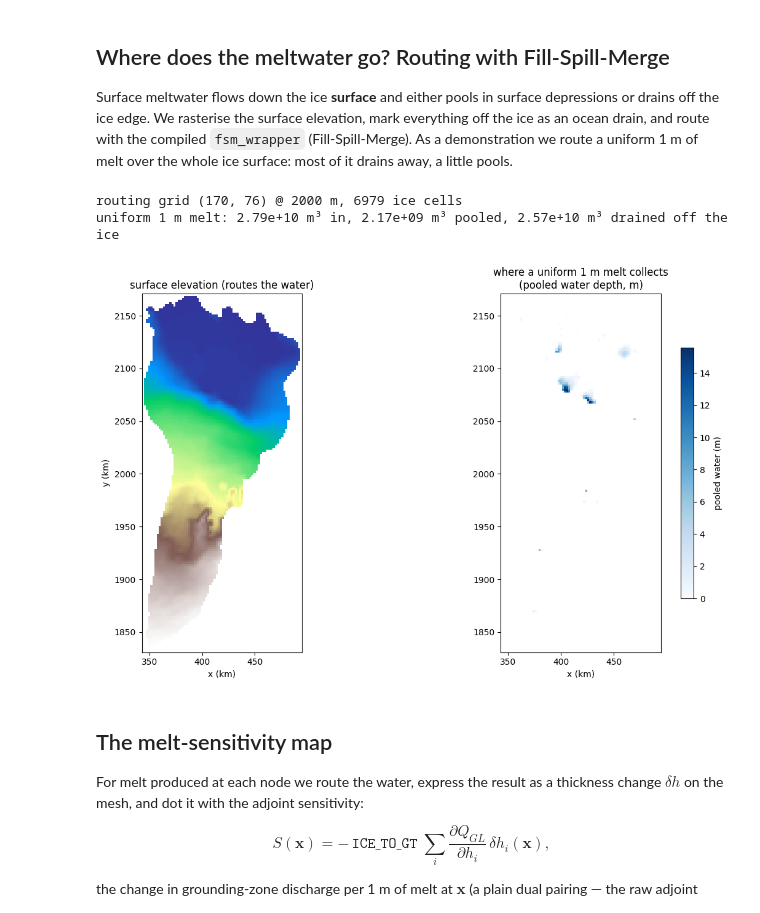
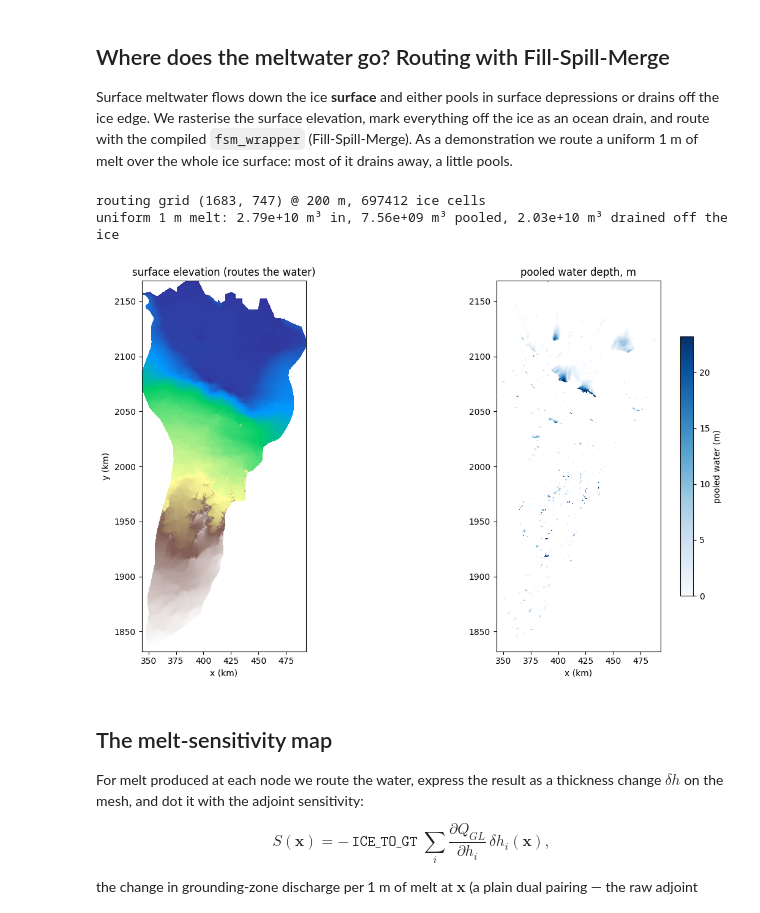
Before and after one commit to hoffmaao/nivlisen-tutorials, a Jupyter notebook: notebooks/03-melt-flux.ipynb, the cells around one changed output. Cells and saved outputs as stored; diff of their text form; code cells hidden in the pictures.

```diff
--- a/notebooks/03-melt-flux.ipynb
+++ b/notebooks/03-melt-flux.ipynb
@@ -136,37 +136,38 @@ melt over the whole ice surface: most of it drains away, a little pools.
 # %%
 ds = nt.load_data("../data/nivlisen_data.nc")
 domain, basin, neighbours = nt.load_domain("../data/nivlisen_domain.gpkg")
 ice_poly = nt.ice_extent(ds, domain)
 
 fe_coords = Function(V).interpolate(mesh.coordinates).dat.data_ro
-RES = 2000.0
-dem, xs, ys, inside = nt.routing_grid(fe_coords, np.asarray(s.dat.data_ro), ice_poly, res=RES)
+RES = 200.0
+dem, xs, ys, inside = nt.routing_grid_rema(
+    "../data/nivlisen_surface_rema_200m.tif", fe_coords, ice_poly)
 nn = nt.grid_node_map(xs, ys, fe_coords)             # cell → nearest node (precomputed once)
 print(f"routing grid {dem.shape} @ {RES:.0f} m, {int(inside.sum())} ice cells")
 
 win = np.where(inside, 1.0, 0.0)
 wout = nt.route_fsm(dem, win)
 pooled = np.where(inside & (wout > 1e-6), wout, np.nan)   # where water collects
 area = RES * RES
 print(f"uniform 1 m melt: {win.sum()*area:.2e} m³ in, "
       f"{wout[inside].sum()*area:.2e} m³ pooled, "
       f"{(win.sum()-wout[inside].sum())*area:.2e} m³ drained off the ice")
 
 fig, axes = plt.subplots(1, 2, figsize=(12, 7))
 axes[0].pcolormesh(xs/1e3, ys/1e3, np.where(dem > -9990, dem, np.nan), cmap="terrain")
 axes[0].set_title("surface elevation (routes the water)")
 vmax = float(np.nanpercentile(pooled, 98)) if np.isfinite(pooled).any() else 1.0
 p = axes[1].pcolormesh(xs/1e3, ys/1e3, pooled, cmap="Blues", vmin=0, vmax=vmax)
 axes[1].set_title("pooled water depth, m")
 fig.colorbar(p, ax=axes[1], shrink=0.7, label="pooled water (m)")
 for ax in axes:
     ax.set_aspect("equal"); ax.set_xlabel("x (km)")
 axes[0].set_ylabel("y (km)")
 fig.tight_layout(); plt.show()
 # %% [output]
-routing grid (170, 76) @ 2000 m, 6979 ice cells
-uniform 1 m melt: 2.79e+10 m³ in, 2.17e+09 m³ pooled, 2.57e+10 m³ drained off the ice
+routing grid (1683, 747) @ 200 m, 697412 ice cells
+uniform 1 m melt: 2.79e+10 m³ in, 7.56e+09 m³ pooled, 2.03e+10 m³ drained off the ice
-[figure, old version]
+[figure, new version]
 # %% [markdown]
 ## The melt-sensitivity map
 
```
Also changed, not shown: parts of 2 cells of this notebook, 7 other files.
